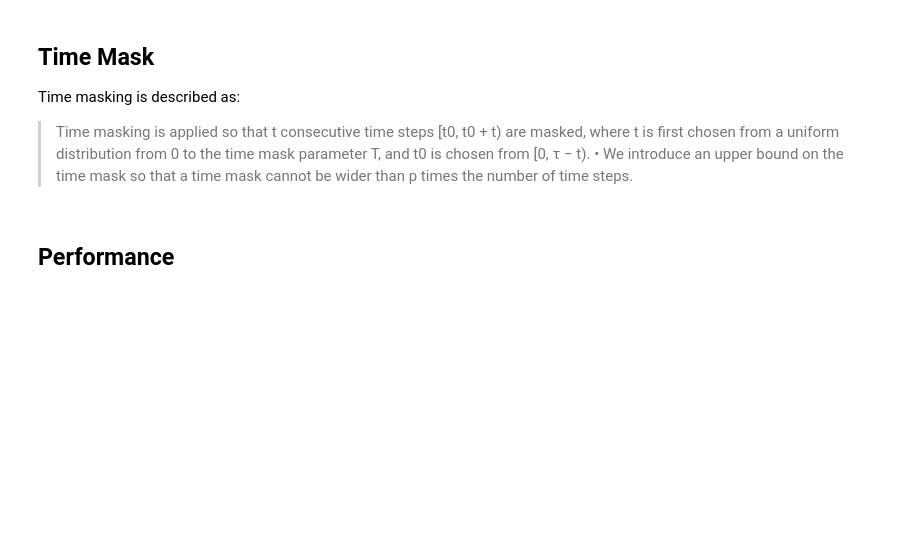
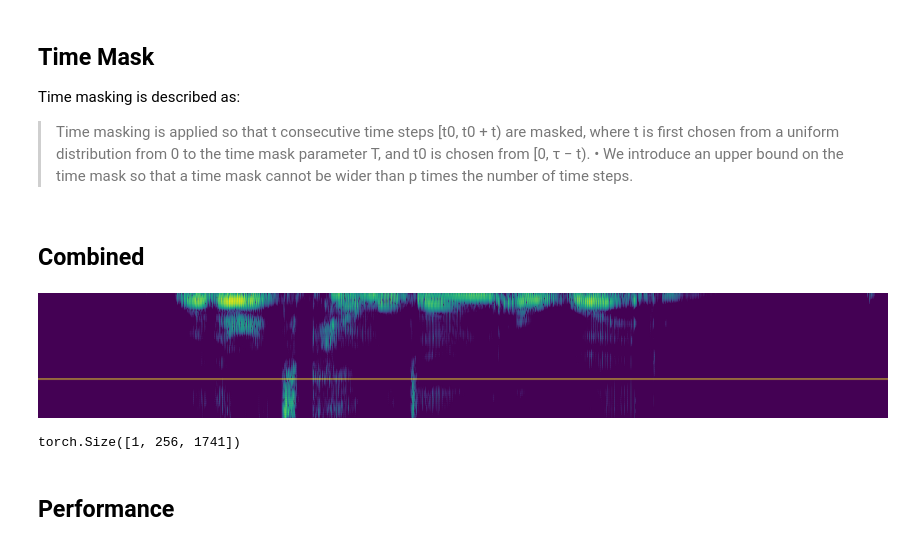
Before and after one commit to zcaceres/spec_augment, a Jupyter notebook: SpecAugment.ipynb, the cells around one changed output. Drawn from its saved outputs; the diff is of its cells as text; code cells hidden in the pictures; blank space fills up the shorter version.

```diff
--- a/SpecAugment.ipynb
+++ b/SpecAugment.ipynb
@@ -204,6 +204,14 @@ that a time mask cannot be wider than p times the
 number of time steps.
 # %%
 def time_mask(spec):
-    pass
+    return spec
+# %% [markdown]
+## Combined
+# %%
+augmented = time_mask(freq_mask(time_warp(spectro)))
+tensor_to_img(augmented)
+# %% [output]
+[figure, added]
+torch.Size([1, 256, 1741])
 # %% [markdown]
 ## Performance
```
Also changed, not shown: parts of 4 cells of this notebook.
